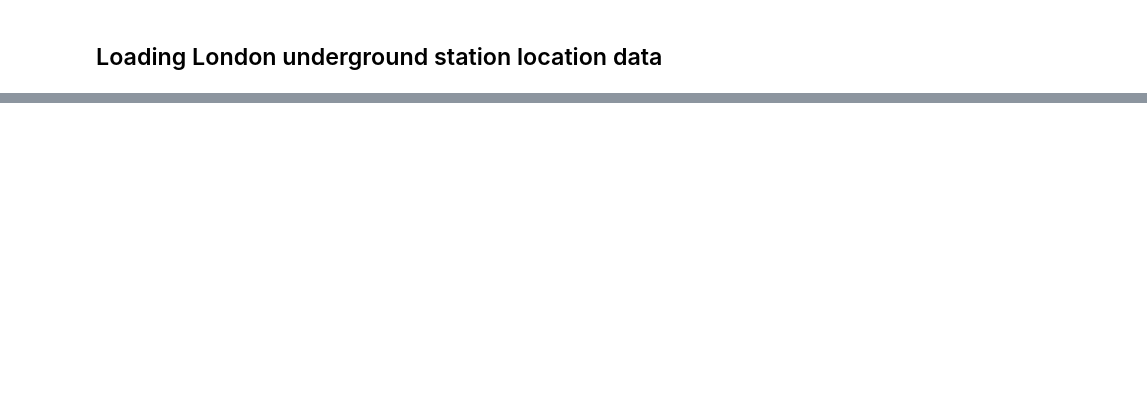
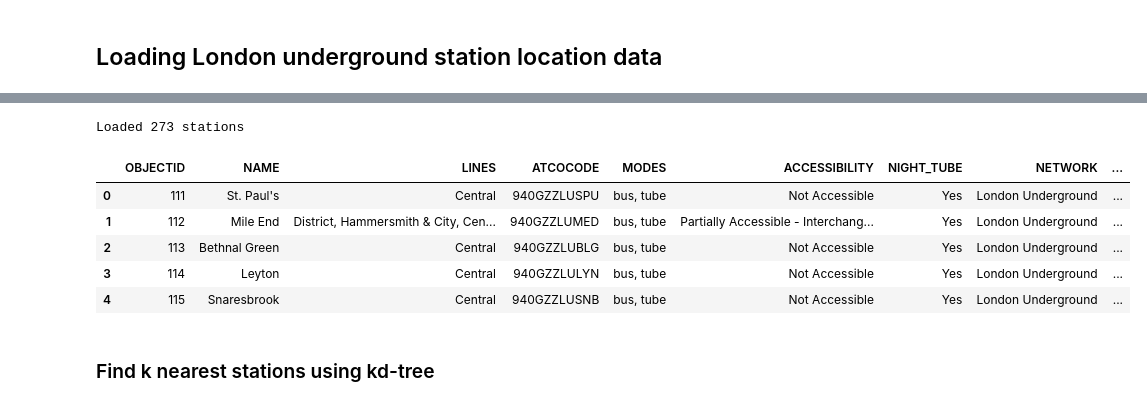
Before and after one commit to ryan-lse/sig_datathon, a Jupyter notebook: Connectivity/pipeline.ipynb, the cells around one changed output, grey strips where cells are left out. Drawn from its saved outputs; the diff is of its cells as text; code cells hidden in the pictures; blank space fills up the shorter version.

```diff
--- a/Connectivity/pipeline.ipynb
+++ b/Connectivity/pipeline.ipynb
@@ -59,0 +61,26 @@ all_features
+# %%
+# Check structure and duplicates
+print(f"Total features: {len(all_features)}")
+print(f"\nFirst feature keys: {all_features[0].keys()}")
+print(f"Sample feature:\n{all_features[0]}\n")
+
+# Get station names (GeoJSON format uses 'properties')
+station_names = [f['properties']['NAME'] for f in all_features]
+station_ids = [f['properties']['OBJECTID'] for f in all_features]
+
+print(f"Unique station names: {len(set(station_names))}")
+print(f"Unique OBJECTID: {len(set(station_ids))}")
+
+# Find duplicate names
+from collections import Counter
+name_counts = Counter(station_names)
+duplicates = {name: count for name, count in name_counts.items() if count > 1}
+
+if duplicates:
+    print(f"\nDuplicate station names:")
+    for name, count in duplicates.items():
+        print(f"  {name}: appears {count} times")
+        # Show the duplicate entries
+        for f in all_features:
+            if f['properties']['NAME'] == name:
+                print(f"    OBJECTID: {f['properties']['OBJECTID']}, Lines: {f['properties']['LINES']}")
@@ -59,0 +101,14 @@ all_features
+# %%
+gdf = gpd.read_file("tfl_stations.geojson")
+print(f"Loaded {len(gdf)} stations")
+gdf.head()
+# %% [output]
+Loaded 273 stations
+|  | OBJECTID | NAME | LINES | ATCOCODE | MODES | ACCESSIBILITY | NIGHT_TUBE | NETWORK | ... |
+| 0 | 111 | St. Paul's | Central | 940GZZLUSPU | bus, tube | Not Accessible | Yes | London Underground | ... |
+| 1 | 112 | Mile End | District, Hammersmith & City, Cen... | 940GZZLUMED | bus, tube | Partially Accessible - Interchang... | Yes | London Underground | ... |
+| 2 | 113 | Bethnal Green | Central | 940GZZLUBLG | bus, tube | Not Accessible | Yes | London Underground | ... |
+| 3 | 114 | Leyton | Central | 940GZZLULYN | bus, tube | Not Accessible | Yes | London Underground | ... |
+| 4 | 115 | Snaresbrook | Central | 940GZZLUSNB | bus, tube | Not Accessible | Yes | London Underground | ... |
+# %% [markdown]
+### Find k nearest stations using kd-tree
```
Also changed, not shown: parts of 14 cells of this notebook, 6 other files.
